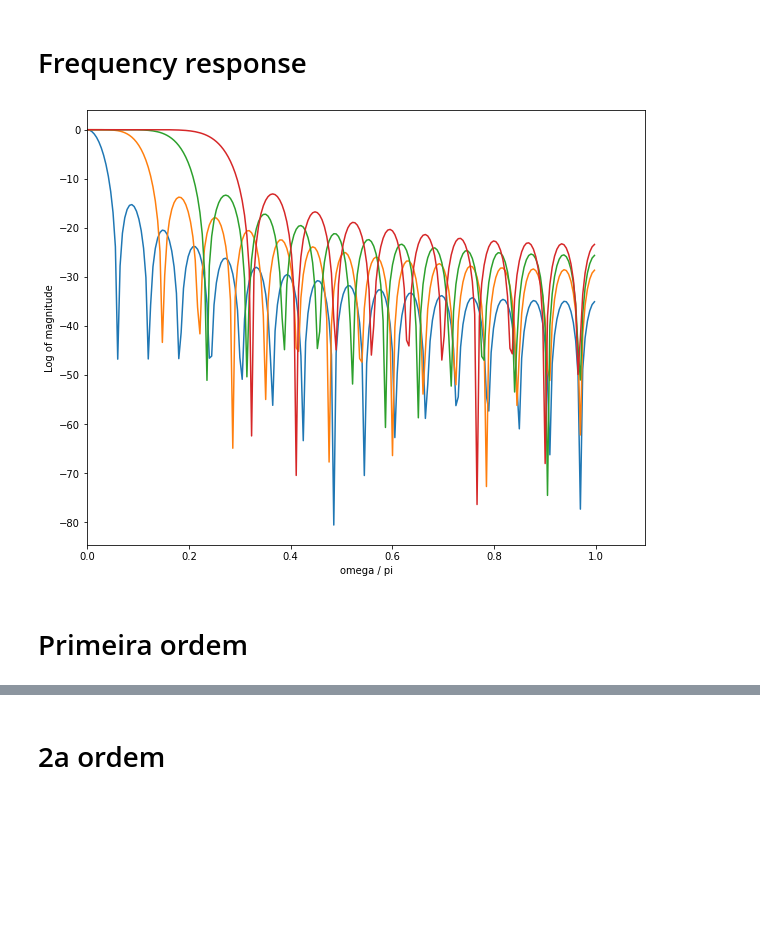
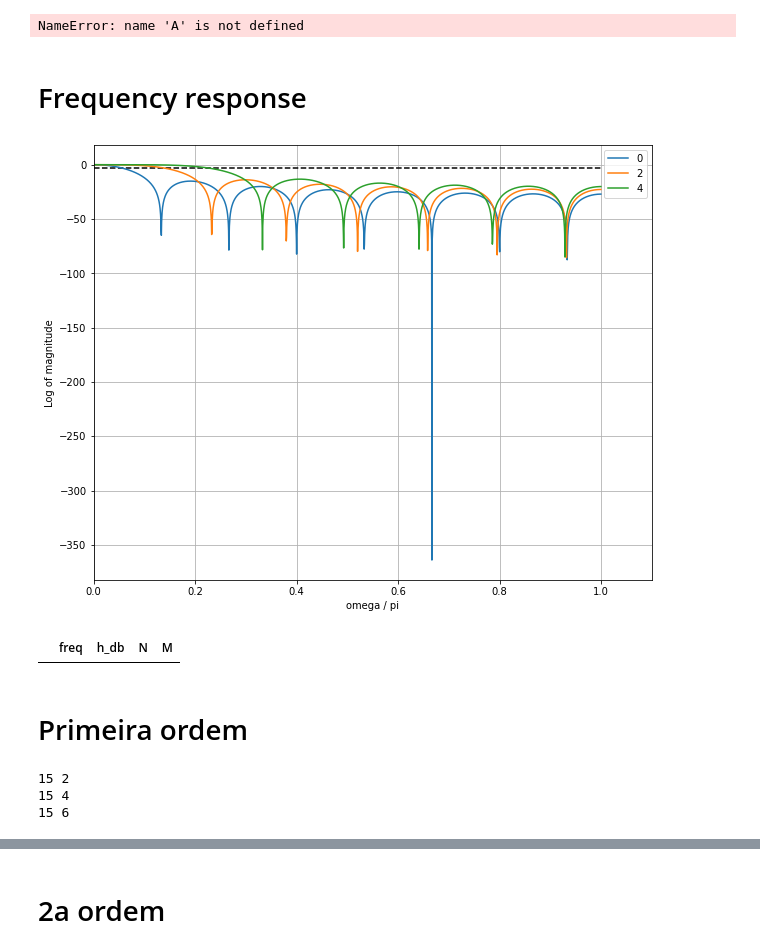
Before and after one commit to felipeangelimvieira/seal_parameter_identification, a Jupyter notebook: draft-notebooks/savgol_filter-2.0.ipynb, the cells around one changed output, grey strips where cells are left out. Saved outputs shown, nothing was run; the diff lists cells and outputs as text; code cells hidden in the pictures; blank space fills up the shorter version.

```diff
--- a/draft-notebooks/savgol_filter-2.0.ipynb
+++ b/draft-notebooks/savgol_filter-2.0.ipynb
@@ -9,7 +10,7 @@ def filter_coef(num_dados, grau, derivada=0):
     assert num_dados % 2 ==1
     M = (num_dados - 1)/2
 
-    A = np.zeros((num_dados, grau))
+    A = np.zeros((num_dados, grau), np.float64)
 
     for n in range(A.shape[0]):
         for i in range(A.shape[1]):
@@ -19,3 +20,8 @@ def filter_coef(num_dados, grau, derivada=0):
 
     h = H[derivada, :]*factorial(derivada)
     return h
+
+#def filter_coef(num_dados, grau, derivada=0):
+#    return savgol_coeffs(window_length=num_dados,
+#                         polyorder=grau,
+#                         deriv=derivada)
@@ -21,0 +39,4 @@ def filter_coef(num_dados, grau, derivada=0):
+# %%
+(A.transpose() @ A).max()
+# %% [output]
+NameError: name 'A' is not defined
@@ -22,16 +46,20 @@ def filter_coef(num_dados, grau, derivada=0):
 # %% [markdown]
 # Frequency response
+# %%
+M = 7
+N_min = 0
+N_max = 12
+impulse = np.array([int(i==0) for i in range(-2000, 2000)])
 # %%
-M = 16
-N = 12
 
 df = pd.DataFrame()
-for N in range(0, M-1, 4):
+for N in range(N_min, np.min([M-1, N_max]), 2):
     num_dados = 2*M + 1
     grau = N + 1
 
     h = filter_coef(num_dados=num_dados, grau=grau)
-    res = np.convolve([int(i==0) for i in range(-200, 201)], h)
+    res = np.convolve(impulse, h)
+
 
     h = fftshift(fft(res))
     f = fftshift(fftfreq(h.shape[0]))
@@ -45,28 +73,33 @@ for N in range(0, M-1, 4):
     df = pd.concat([df, _df], ignore_index=True)
 # %%
 plt.figure(figsize=(10, 8))
+plt.hlines(y=-3, xmin=0, xmax=df.freq.max(), linestyle="dashed", color="black")
 for (N, M), group in df.groupby(["N", "M"]):
-    plt.plot(group.freq, group.h_db, label = group.N)
+    plt.plot(group.freq, group.h_db, label = N)
 
+plt.legend()
 plt.ylabel("Log of magnitude")
 plt.xlabel("omega / pi")
 plt.xlim(left=0)
+plt.grid()
 plt.show()
 # %% [output]
-[figure, old version]
+[figure, new version]
+# %%
+df[df.M==197][df.N==63][df.freq >= 0]
+# %% [output]
+|  | freq | h_db | N | M |
 # %% [markdown]
 # Primeira ordem
 # %%
-M = 16
-N = 12
 
 df = pd.DataFrame()
-for N in range(2, M-1, 4):
+for N in range(N_min+1, np.min([M-1, N_max]), 2):
     num_dados = 2*M + 1
     grau = N + 1
-
-    h = filter_coef(num_dados=num_dados, grau=grau, derivada=1)
-    res = np.convolve([int(i==0) for i in range(-200, 201)], h)
+    print(num_dados, grau)
+    h = filter_coef(num_dados=int(num_dados), grau=int(grau), derivada=1)
+    res = np.convolve(impulse, h)
 
     h = fftshift(fft(res))
     f = fftshift(fftfreq(h.shape[0]))
@@ -74,10 +107,15 @@ for N in range(2, M-1, 4):
 
 
     _df = pd.DataFrame({"freq": f*2,
-                        "h_db": h_db})
+                        "h_db": h_db,
+                        "h"   : h})
     _df["N"] = N
     _df["M"] = M
     df = pd.concat([df, _df], ignore_index=True)
+# %% [output]
+15 2
+15 4
+15 6
 # %%
 plt.figure(figsize=(10, 8))
 for (N, M), group in df.groupby(["N", "M"]):
```
Also changed, not shown: parts of 45 cells of this notebook.
